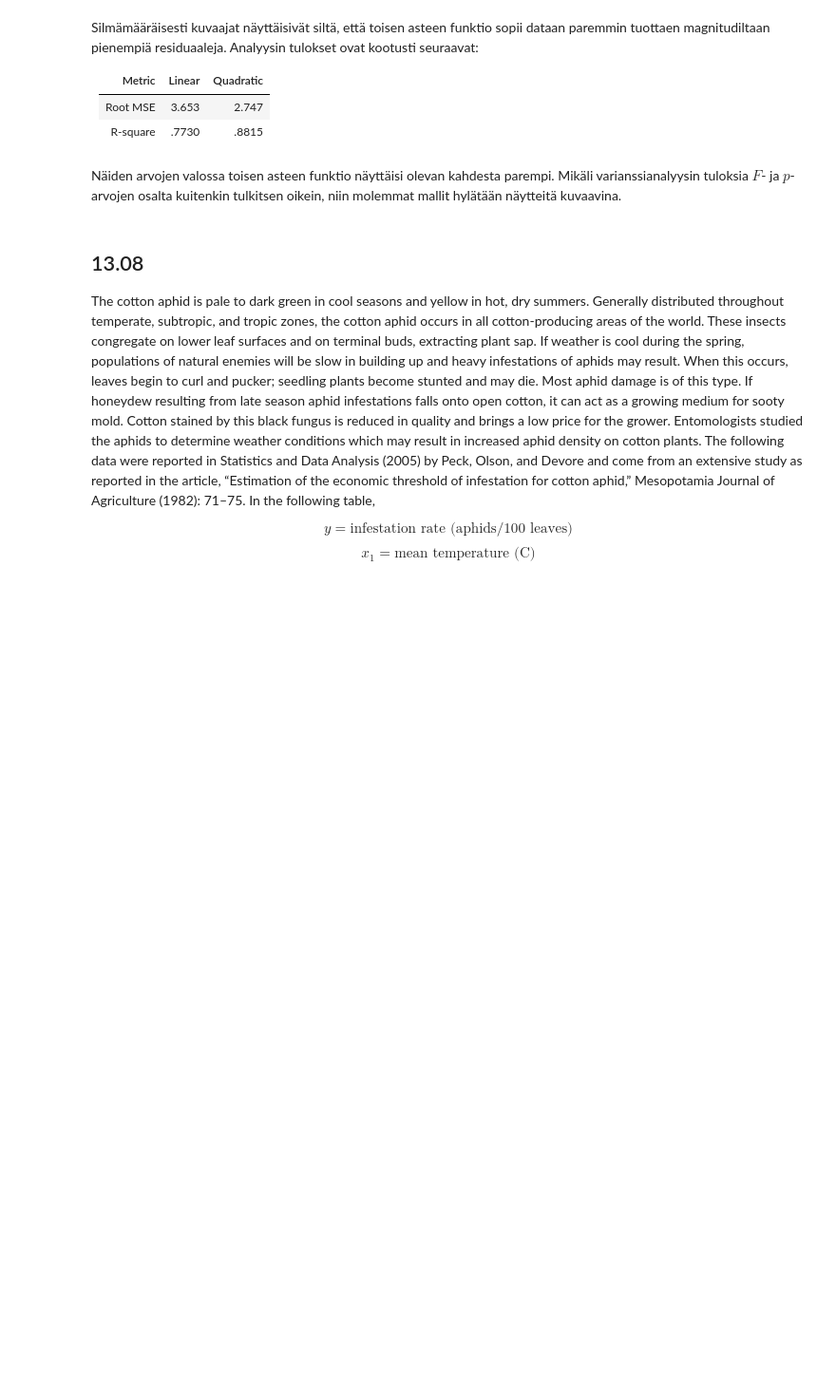
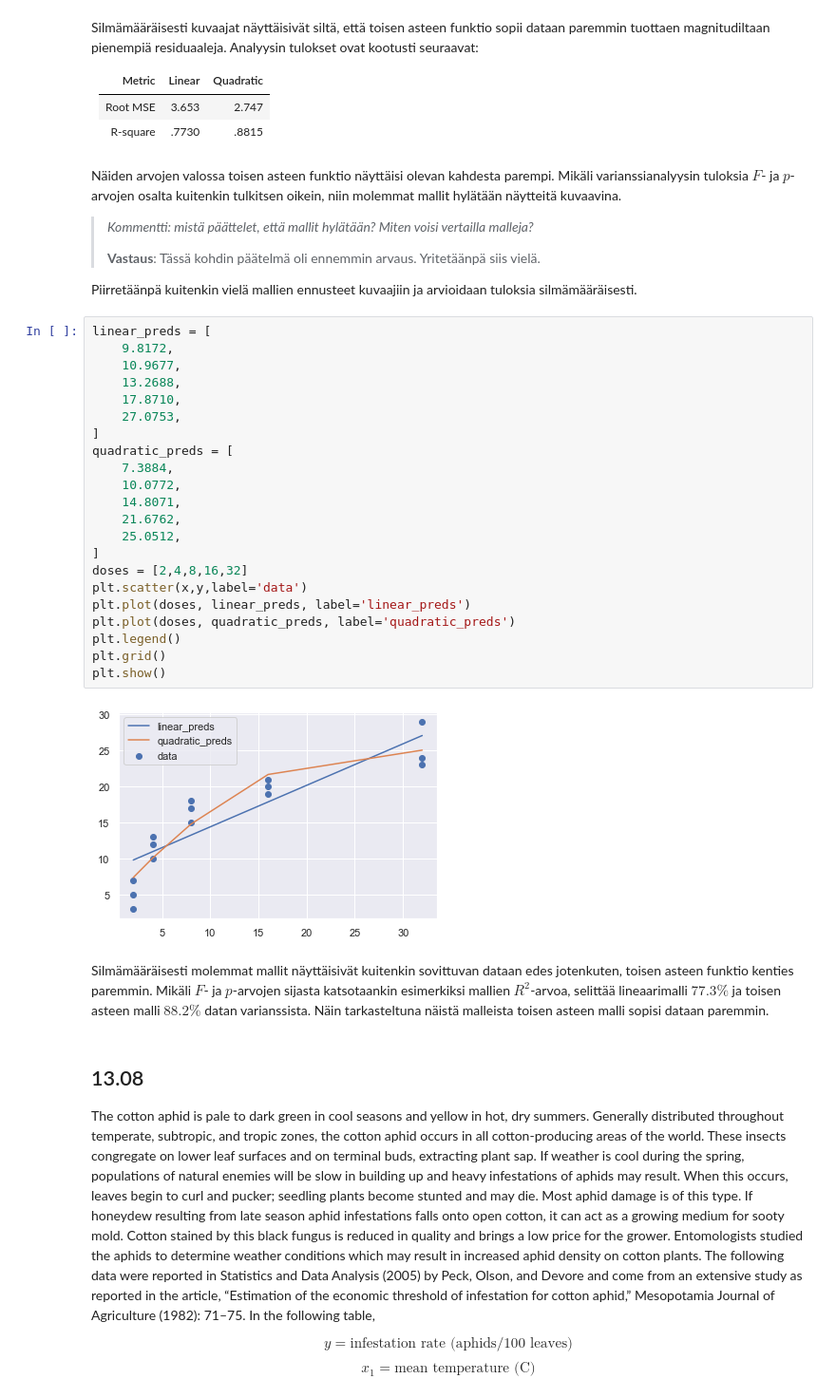
Before and after one commit to karmus89/statistics-data-analysis-exercises, a Jupyter notebook: Exercises.ipynb, the cells around one changed output. Shown at 95% size. Drawn from its saved outputs; the diff is of its cells as text; blank space fills up the shorter version.

```diff
--- a/Exercises.ipynb
+++ b/Exercises.ipynb
@@ -1169,6 +1186,38 @@ Silmämääräisesti kuvaajat näyttäisivät siltä, että toisen asteen funkti
 | R-square | .7730  | .8815     |
 # %% [markdown]
 Näiden arvojen valossa toisen asteen funktio näyttäisi olevan kahdesta parempi. Mikäli varianssianalyysin tuloksia $F$- ja $p$-arvojen osalta kuitenkin tulkitsen oikein, niin molemmat mallit hylätään näytteitä kuvaavina.
+
+> *Kommentti: mistä päättelet, että mallit hylätään? Miten voisi vertailla malleja?*
+>
+> **Vastaus**: Tässä kohdin päätelmä oli ennemmin arvaus. Yritetäänpä siis vielä.
+
+Piirretäänpä kuitenkin vielä mallien ennusteet kuvaajiin ja arvioidaan tuloksia silmämääräisesti.
+# %%
+linear_preds = [
+    9.8172,
+    10.9677,
+    13.2688,
+    17.8710,
+    27.0753,
+]
+quadratic_preds = [
+    7.3884,
+    10.0772,
+    14.8071,
+    21.6762,
+    25.0512,
+]
+doses = [2,4,8,16,32]
+plt.scatter(x,y,label='data')
+plt.plot(doses, linear_preds, label='linear_preds')
+plt.plot(doses, quadratic_preds, label='quadratic_preds')
+plt.legend()
+plt.grid()
+plt.show()
+# %% [output]
+[figure, added]
+# %% [markdown]
+Silmämääräisesti molemmat mallit näyttäisivät kuitenkin sovittuvan dataan edes jotenkuten, toisen asteen funktio kenties paremmin. Mikäli $F$- ja $p$-arvojen sijasta katsotaankin esimerkiksi mallien $R^2$-arvoa, selittää lineaarimalli $77.3\%$ ja toisen asteen malli $88.2\%$ datan varianssista. Näin tarkasteltuna näistä malleista toisen asteen malli sopisi dataan paremmin.
 # %% [markdown]
 ## 13.08
 
```
Also changed, not shown: parts of 92 cells of this notebook.
